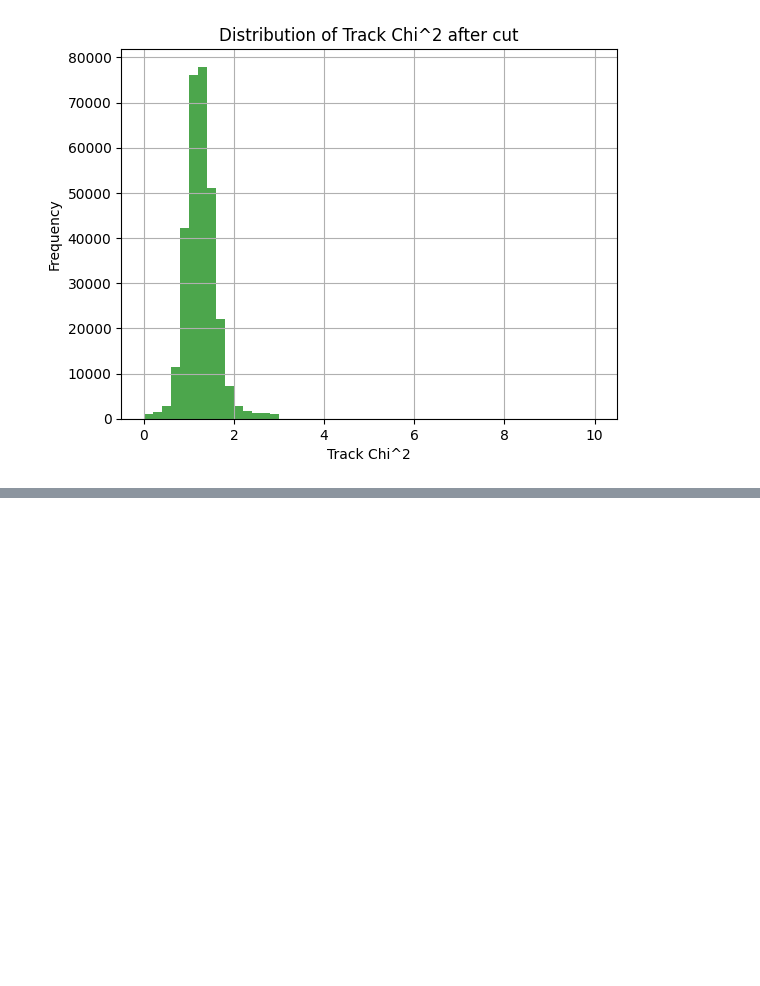
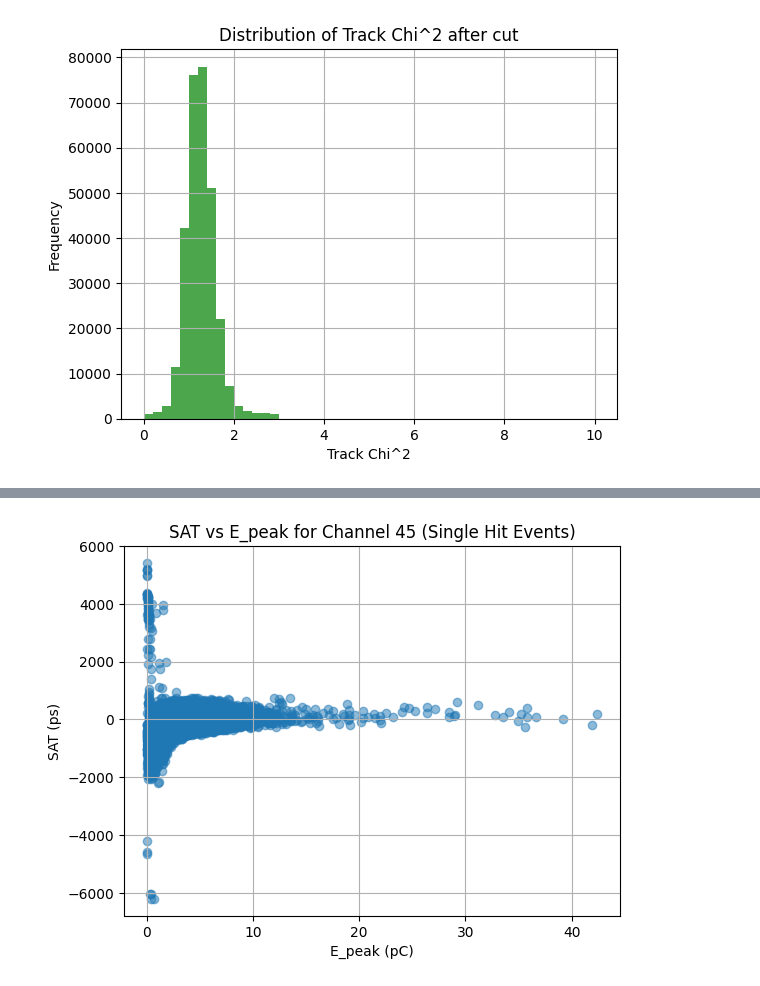
Before and after one commit to annascanu/TestbeamAnalysis, a Jupyter notebook: src/complete_analysis_PICOSEC.ipynb, the cells around one changed output, grey strips where cells are left out. Cells and saved outputs as stored; diff of their text form; code cells hidden in the pictures; blank space fills up the shorter version.

```diff
--- a/src/complete_analysis_PICOSEC.ipynb
+++ b/src/complete_analysis_PICOSEC.ipynb
@@ -97,0 +127,10 @@ plt.show()
+# %%
+#sat vs charge
+plt.scatter( good_epeak, good_SAT, alpha=0.5)
+plt.xlabel('E_peak (pC)')
+plt.ylabel('SAT (ps)')
+plt.title('SAT vs E_peak for Channel 45 (Single Hit Events)')
+plt.grid()
+plt.show()
+# %% [output]
+[figure, added]
```
Also changed, not shown: parts of 6 cells of this notebook, 1 other file.
